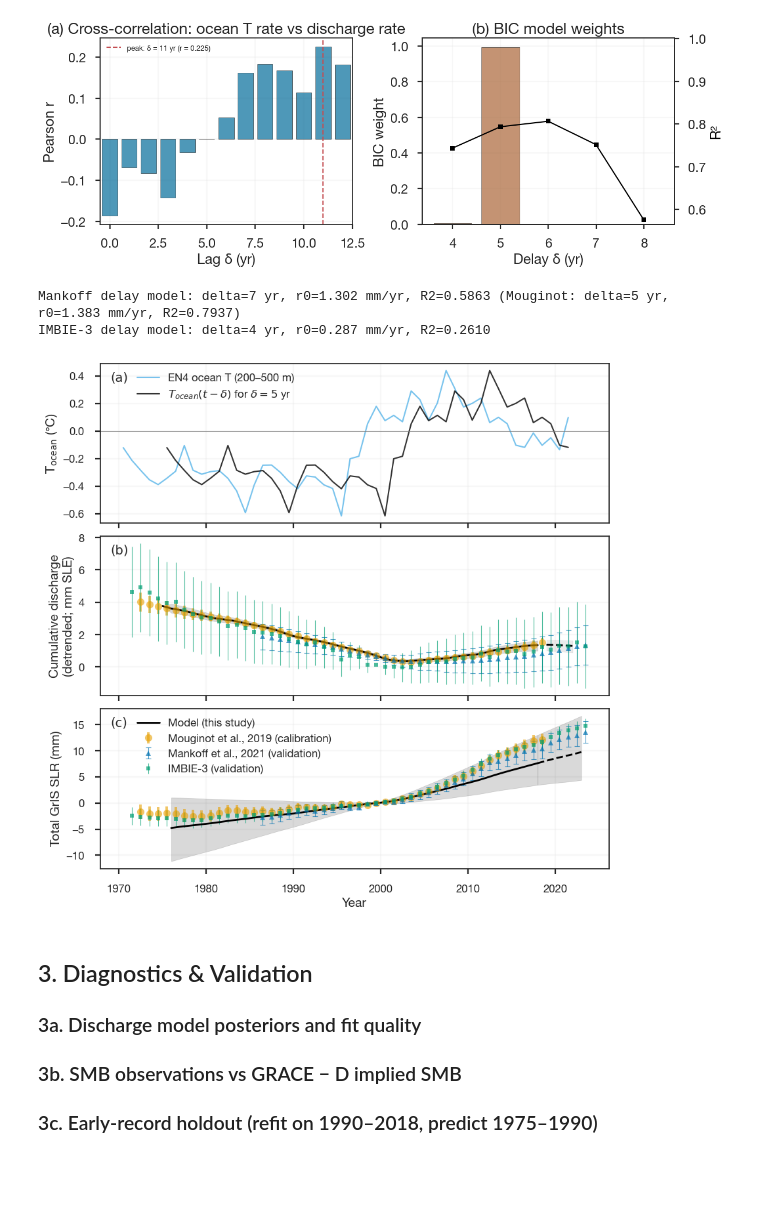
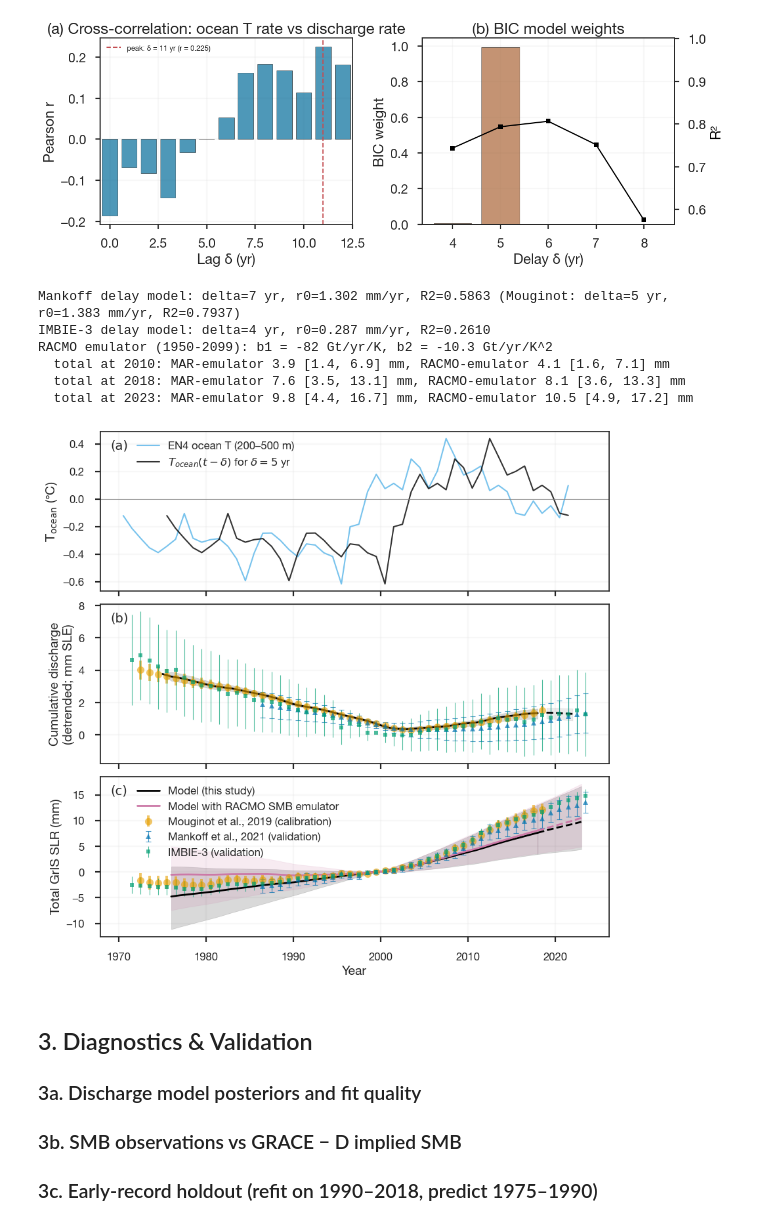
Before and after one commit to bminchew/GMSLR_forecast_v1, a Jupyter notebook: slr_forecast/notebooks/component_greenland.ipynb, the cells around one changed output. Saved outputs shown, nothing was run; the diff lists cells and outputs as text; code cells hidden in the pictures; blank space fills up the shorter version.

```diff
--- a/slr_forecast/notebooks/component_greenland.ipynb
+++ b/slr_forecast/notebooks/component_greenland.ipynb
@@ -727,12 +727,62 @@ hc_lab = hc_yr + 0.5
 t0_c = mou_comp['time_mb'][np.argmin(np.abs(mou_comp['time_mb'] - BASELINE_YEAR))]
 hc_smb = hc_smb - hc_smb[:, [np.argmin(np.abs(hc_lab - t0_c))]]
 
+# ── RACMO emulator, for comparison ──
+# The SMB emulator of RACMO2.3p2 forced by CESM2 (Noel et al. 2021; ice-sheet
+# integral from Glaude et al. 2024) that the projections used before the MAR
+# multi-GCM emulator replaced it: SMB anomaly quadratic in the CESM2
+# ensemble-mean Greenland temperature anomaly, AR(1) residuals, analytic
+# posterior, both rel. 1995-2005. Its predictor is Greenland temperature, so
+# it is driven here by observed Greenland temperature (Berkeley Earth, 11-yr
+# centred mean), with the same M0 anchors, elevation feedback and discharge
+# members as the MAR line. Comparison only; nothing downstream uses it.
+from smb_emulator import fit_quadratic_ar1
+_NOEL = f'{RAW_DIR}/ice_sheets/greenland/noel2021'
+def _read_noel(fname, names):
+    _d = pd.read_csv(f'{_NOEL}/{fname}', sep=r'\s+', skiprows=1, header=None)
+    _d = _d.iloc[:, :len(names) + 1]
+    _d.columns = ['year'] + names
+    return _d.set_index('year').astype(float)
+_T_h = _read_noel('TGrIS_CESM2_Historical_1950-2014.dat',
+                  ['HIST-parent'] + [f'HIST-{j}' for j in range(1, 12)])
+_T_p = _read_noel('TGrIS_CESM2_Projections_2015-2099.dat',
+                  ['SSP5-8.5-parent', 'SSP5-8.5-1', 'SSP5-8.5-2', 'SSP3-7.0-1', 'SSP3-7.0-2',
+                   'SSP2-4.5-1', 'SSP2-4.5-2', 'SSP2-4.5-3', 'SSP1-2.6-1', 'SSP1-2.6-2'])
+_x_r = pd.concat([_T_h.mean(axis=1),
+                  _T_p[['SSP5-8.5-parent', 'SSP5-8.5-1', 'SSP5-8.5-2']].mean(axis=1)])
+_x_r = _x_r - _x_r.loc[1995:2005].mean()
+_y_r = pd.read_csv(f'{RAW_DIR}/ice_sheets/greenland/glaude2024/glaude2024_integrated_smb.csv',
+                   index_col=0)['RACMO_sheet'].dropna()
+_y_r = _y_r - _y_r.loc[1995:2005].mean()
+_yrs_r = _y_r.index.intersection(_x_r.index)
+_fit_r = fit_quadratic_ar1(_x_r.loc[_yrs_r].values, _y_r.loc[_yrs_r].values,
+                           N_SAMPLES, np.random.default_rng(605))
+racmo_emulator = {'b1': _fit_r['beta'][:, 1], 'b2': _fit_r['beta'][:, 2]}
+print(f'RACMO emulator ({_yrs_r.min()}-{_yrs_r.max()}): '
+      f'b1 = {np.median(racmo_emulator["b1"]):.0f} Gt/yr/K, '
+      f'b2 = {np.median(racmo_emulator["b2"]):.1f} Gt/yr/K^2')
+
+_gr_ann = pd.Series(gr_temp_monthly).groupby(np.floor(gr_time_monthly).astype(int)).agg(['mean', 'count'])
+_gr_ann = _gr_ann.loc[_gr_ann['count'] == 12, 'mean']
+_gr_end = int(_gr_ann.index.max())
+hc_yr_r = np.arange(1950, _gr_end + 1, dtype=float)
+hc_x_r = smooth_observed(_gr_ann.reindex(hc_yr_r.astype(int)).values, hc_yr_r, _gr_end)
+assert np.all(np.isfinite(hc_x_r)), 'gap in observed Greenland temperature'
+hc_smb_r = project_smb_emulator(
+    racmo_emulator, {'obs': hc_x_r}, hc_yr_r, M0=SMB_M0_draws, feedback_eps=SMB_FB_EPS,
+)['obs']['samples']
+hc_lab_r = hc_yr_r + 0.5
+hc_smb_r = hc_smb_r - hc_smb_r[:, [np.argmin(np.abs(hc_lab_r - t0_c))]]
+
 # ── Total = SMB(emulator) + D(model), member by member ──
 totx_yr = np.concatenate([diag_years, [2023.0]])
 totx_smb = np.array([np.interp(totx_yr, hc_lab, hc_smb[i]) for i in draw_idx])
 totx_d = np.concatenate([H_diag_ens, ext_d_2023[:, None]], axis=1)
 totx_p5, totx_p50, totx_p95 = np.nanpercentile(
     (totx_smb + totx_d) * M_TO_MM, [5, 50, 95], axis=0)
+totx_smb_r = np.array([np.interp(totx_yr, hc_lab_r, hc_smb_r[i]) for i in draw_idx])
+totr_p5, totr_p50, totr_p95 = np.nanpercentile(
+    (totx_smb_r + totx_d) * M_TO_MM, [5, 50, 95], axis=0)
 # Years where every member's delayed forcing is defined (before that only
 # the rare short-delta draws have values, and their sum is not a band)
 cal_mask_c = ((totx_yr >= dyn_years_d[0]) & (totx_yr <= t_mou_end)
@@ -747,34 +797,50 @@ ax.errorbar(mankoff_comp['time_mb'], mankoff_comp['H_mb'] * M_TO_MM,
             fmt='^', ms=6, color='#0072B2', alpha=0.7, elinewidth=0.8,
             capsize=3, capthick=0.8,
             label='Mankoff et al., 2021 (validation)')
 ax.errorbar(imbie3_yr_mb, imbie3_mb_rebase * M_TO_MM,
             yerr=1.645 * imbie3_mb_sigma * M_TO_MM,
             fmt='s', ms=5, color='#009E73', alpha=0.7, elinewidth=0.8,
             label='IMBIE-3 (validation)')
 ax.plot(totx_yr[cal_mask_c], totx_p50[cal_mask_c], 'k-', lw=2,
         label='Model (this study)')
 ax.fill_between(totx_yr[cal_mask_c], totx_p5[cal_mask_c], totx_p95[cal_mask_c],
                 color='k', alpha=0.15)
 ax.plot(totx_yr[ext_mask_c], totx_p50[ext_mask_c], 'k--', lw=2)
 ax.fill_between(totx_yr[ext_mask_c], totx_p5[ext_mask_c], totx_p95[ext_mask_c],
                 color='k', alpha=0.15)
+RACMO_COLOR = '#CC79A7'
+ax.plot(totx_yr[cal_mask_c], totr_p50[cal_mask_c], '-', color=RACMO_COLOR, lw=2,
+        label='Model with RACMO SMB emulator')
+ax.fill_between(totx_yr[cal_mask_c], totr_p5[cal_mask_c], totr_p95[cal_mask_c],
+                color=RACMO_COLOR, alpha=0.15)
+ax.plot(totx_yr[ext_mask_c], totr_p50[ext_mask_c], '--', color=RACMO_COLOR, lw=2)
+ax.fill_between(totx_yr[ext_mask_c], totr_p5[ext_mask_c], totr_p95[ext_mask_c],
+                color=RACMO_COLOR, alpha=0.15)
+for _y in (2010, 2018, 2023):
+    _j = np.argmin(np.abs(totx_yr - _y))
+    print(f'  total at {_y}: MAR-emulator {totx_p50[_j]:.1f} [{totx_p5[_j]:.1f}, {totx_p95[_j]:.1f}] mm, '
+          f'RACMO-emulator {totr_p50[_j]:.1f} [{totr_p5[_j]:.1f}, {totr_p95[_j]:.1f}] mm')
 
 ax.set_ylabel('Total GrIS SLR (mm)', fontsize=LABEL_FONTSIZE)
 ax.set_xlabel('Year', fontsize=LABEL_FONTSIZE)
 ax.legend(fontsize=LEGEND_FONTSIZE, loc='upper left',
           bbox_to_anchor=(0, 1), bbox_transform=ax.transAxes + legend_offset_a)
 ax.grid(True, alpha=0.2)
 ax.tick_params(labelsize=TICK_FONTSIZE)
 ax.text(0.02, 0.95, '(c)', transform=ax.transAxes, fontsize=LABEL_FONTSIZE,
         family='DejaVu Sans', va='top', ha='left')
 
 plt.savefig(f'{FIG_DIR}/component_greenland_discharge_delay_fit.png',
             dpi=150, bbox_inches='tight')
 plt.show()
 # %% [output]
 Mankoff delay model: delta=7 yr, r0=1.302 mm/yr, R2=0.5863 (Mouginot: delta=5 yr, r0=1.383 mm/yr, R2=0.7937)
 IMBIE-3 delay model: delta=4 yr, r0=0.287 mm/yr, R2=0.2610
+RACMO emulator (1950-2099): b1 = -82 Gt/yr/K, b2 = -10.3 Gt/yr/K^2
+  total at 2010: MAR-emulator 3.9 [1.4, 6.9] mm, RACMO-emulator 4.1 [1.6, 7.1] mm
+  total at 2018: MAR-emulator 7.6 [3.5, 13.1] mm, RACMO-emulator 8.1 [3.6, 13.3] mm
+  total at 2023: MAR-emulator 9.8 [4.4, 16.7] mm, RACMO-emulator 10.5 [4.9, 17.2] mm
-[figure, old version]
+[figure, new version]
 # %% [markdown]
 ## 3. Diagnostics & Validation
 
```
Also changed, not shown: parts of 1 cell of this notebook, 4 other files.
